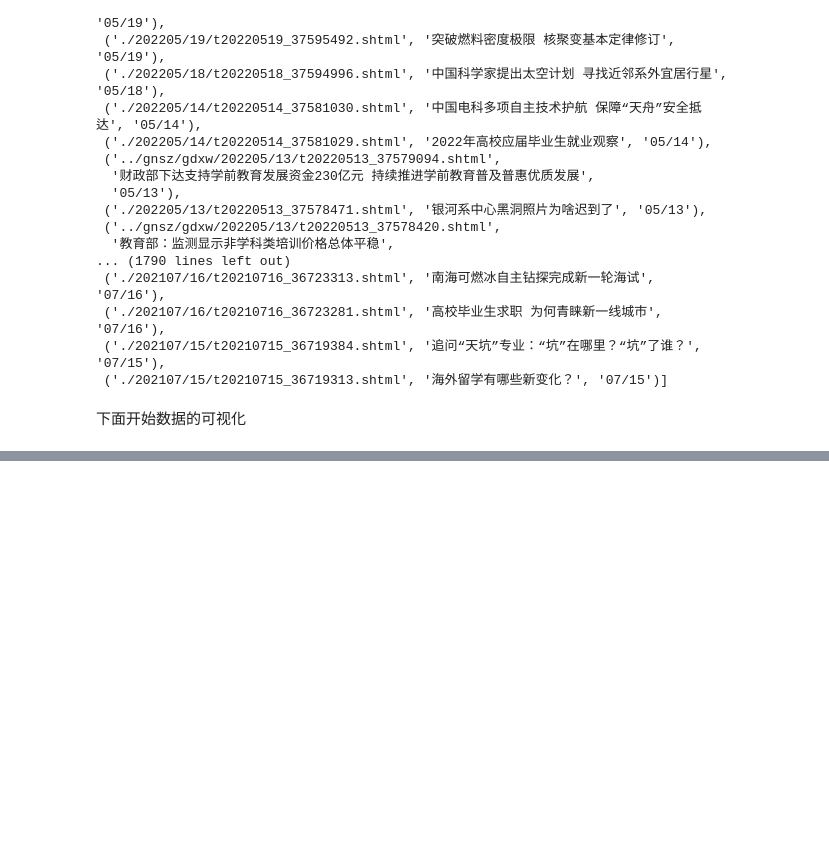
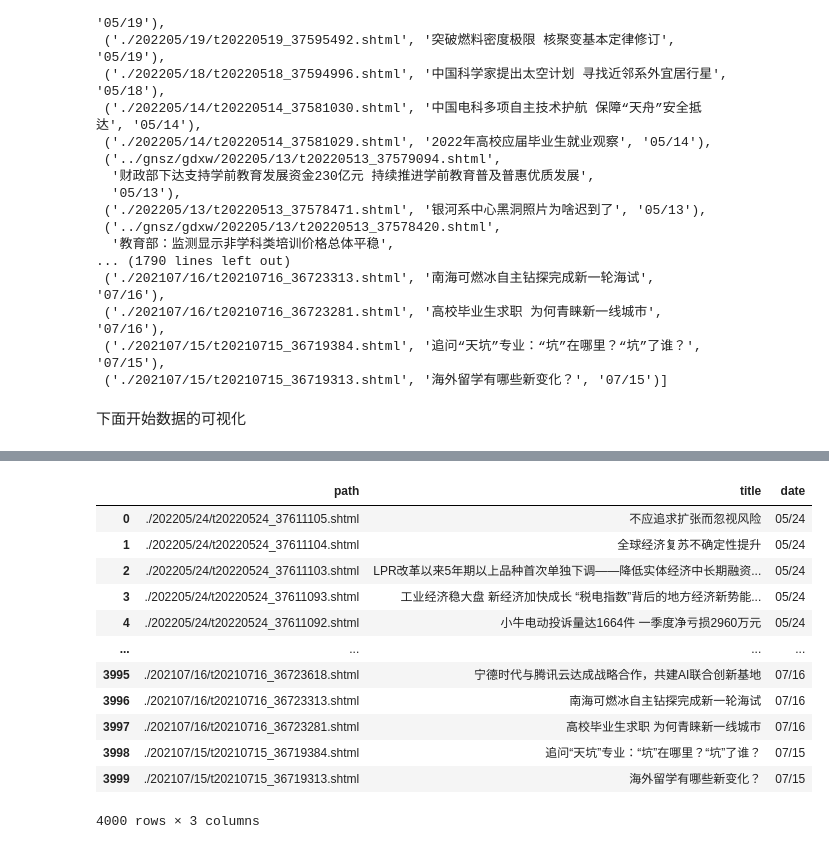
Before and after one commit to YCCDSZXH/PythonNews, a Jupyter notebook: 01.ipynb, the cells around one changed output, grey strips where cells are left out. Drawn from its saved outputs; the diff is of its cells as text; code cells hidden in the pictures; blank space fills up the shorter version.

```diff
--- a/01.ipynb
+++ b/01.ipynb
@@ -429,0 +512,16 @@ findfont: Font family ['sans-serif'] not found. Falling back to DejaVu Sans.
+# %%
+df
+# %% [output]
+|  | path | title | date |
+| 0 | ./202205/24/t20220524_37611105.shtml | 不应追求扩张而忽视风险 | 05/24 |
+| 1 | ./202205/24/t20220524_37611104.shtml | 全球经济复苏不确定性提升 | 05/24 |
+| 2 | ./202205/24/t20220524_37611103.shtml | LPR改革以来5年期以上品种首次单独下调――降低实体经济中长期融资... | 05/24 |
+| 3 | ./202205/24/t20220524_37611093.shtml | 工业经济稳大盘 新经济加快成长 “税电指数”背后的地方经济新势能... | 05/24 |
+| 4 | ./202205/24/t20220524_37611092.shtml | 小牛电动投诉量达1664件 一季度净亏损2960万元 | 05/24 |
+| ... | ... | ... | ... |
+| 3995 | ./202107/16/t20210716_36723618.shtml | 宁德时代与腾讯云达成战略合作，共建AI联合创新基地 | 07/16 |
+| 3996 | ./202107/16/t20210716_36723313.shtml | 南海可燃冰自主钻探完成新一轮海试 | 07/16 |
+| 3997 | ./202107/16/t20210716_36723281.shtml | 高校毕业生求职 为何青睐新一线城市 | 07/16 |
+| 3998 | ./202107/15/t20210715_36719384.shtml | 追问“天坑”专业：“坑”在哪里？“坑”了谁？ | 07/15 |
+| 3999 | ./202107/15/t20210715_36719313.shtml | 海外留学有哪些新变化？ | 07/15 |
+4000 rows × 3 columns
```
Also changed, not shown: parts of 15 cells of this notebook, 2 other files.
